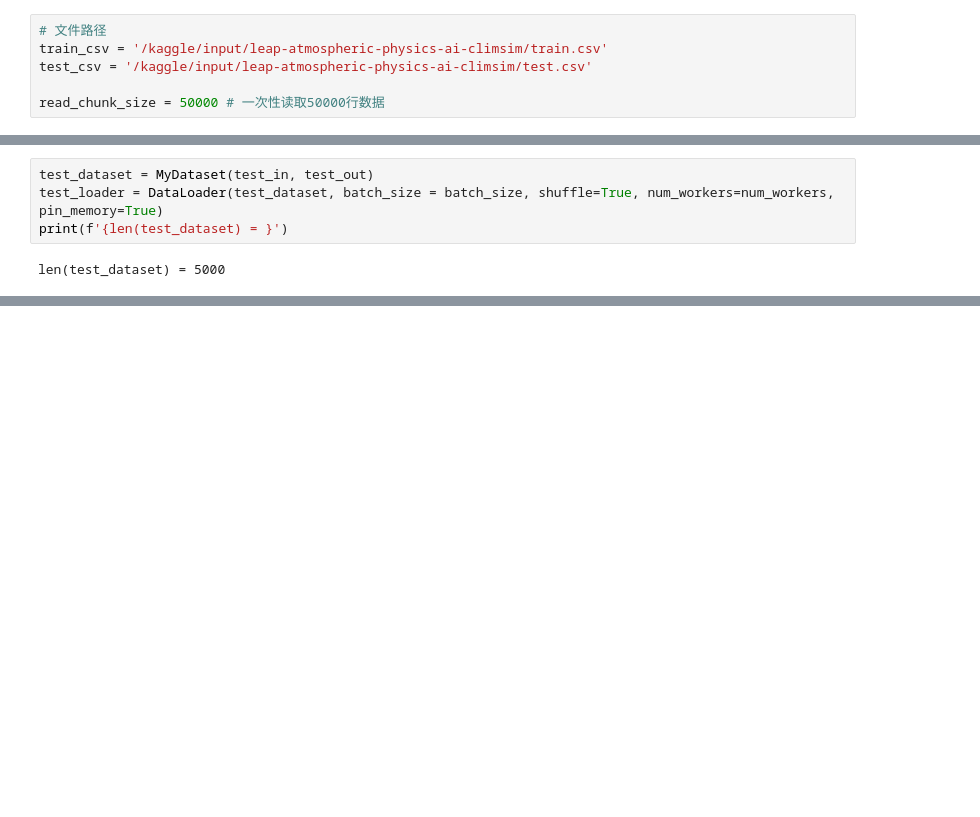
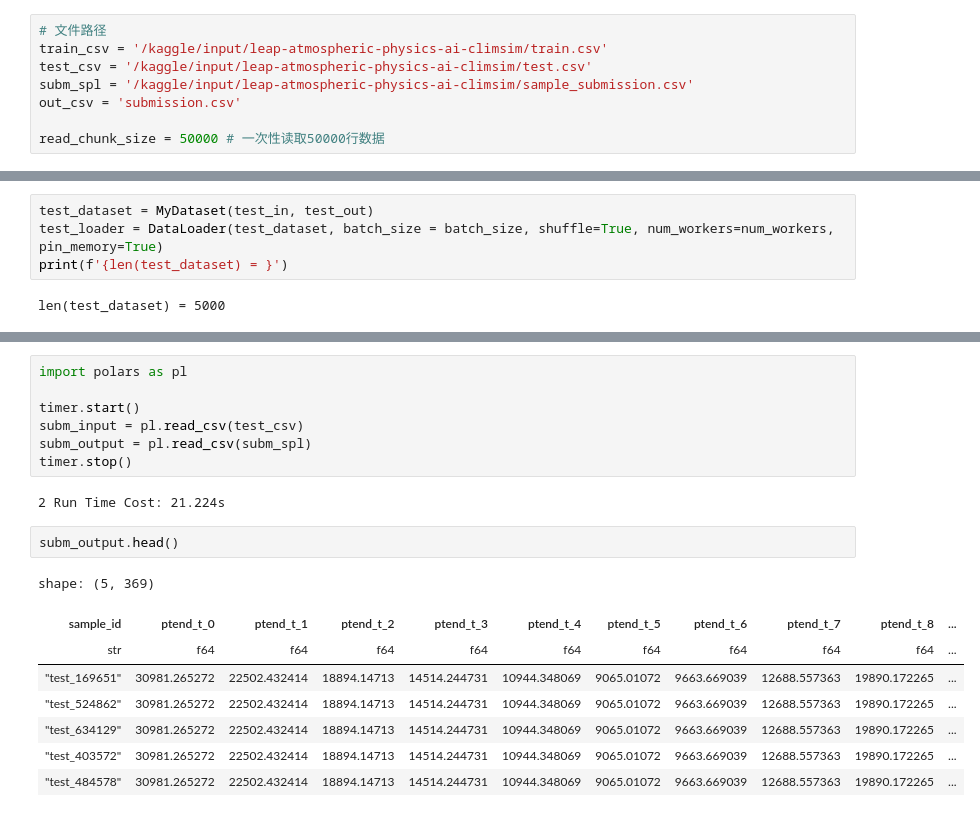
Before and after one commit to neoluxis/MyKaggle, a Jupyter notebook: LEAP - Atmospheric Physics using AI.ipynb, the cells around one changed output, grey strips where cells are left out. Saved outputs shown, nothing was run; the diff lists cells and outputs as text; blank space fills up the shorter version.

Commit message:
Added a timer to compute time | Kaggle Notebook | LEAP - Atmospheric Physics using AI | Version 2

```diff
--- a/LEAP - Atmospheric Physics using AI.ipynb
+++ b/LEAP - Atmospheric Physics using AI.ipynb
@@ -32,6 +79,8 @@ for dirname, _, filenames in os.walk('/kaggle/input'):
 # 文件路径
 train_csv = '/kaggle/input/leap-atmospheric-physics-ai-climsim/train.csv'
 test_csv = '/kaggle/input/leap-atmospheric-physics-ai-climsim/test.csv'
+subm_spl = '/kaggle/input/leap-atmospheric-physics-ai-climsim/sample_submission.csv'
+out_csv = 'submission.csv'
 
 read_chunk_size = 50000 # 一次性读取50000行数据
 # %% [markdown]
@@ -636,0 +658,20 @@ Test Loss: 38.523 | Test Accu: 0.972
+# %%
+import polars as pl
+
+timer.start()
+subm_input = pl.read_csv(test_csv)
+subm_output = pl.read_csv(subm_spl)
+timer.stop()
+# %% [output]
+2 Run Time Cost: 21.224s
+# %%
+subm_output.head()
+# %% [output]
+shape: (5, 369)
+| sample_id | ptend_t_0 | ptend_t_1 | ptend_t_2 | ptend_t_3 | ptend_t_4 | ptend_t_5 | ptend_t_6 | ptend_t_7 | ptend_t_8 | ... |
+| str | f64 | f64 | f64 | f64 | f64 | f64 | f64 | f64 | f64 | ... |
+| "test_169651" | 30981.265272 | 22502.432414 | 18894.14713 | 14514.244731 | 10944.348069 | 9065.01072 | 9663.669039 | 12688.557363 | 19890.172265 | ... |
+| "test_524862" | 30981.265272 | 22502.432414 | 18894.14713 | 14514.244731 | 10944.348069 | 9065.01072 | 9663.669039 | 12688.557363 | 19890.172265 | ... |
+| "test_634129" | 30981.265272 | 22502.432414 | 18894.14713 | 14514.244731 | 10944.348069 | 9065.01072 | 9663.669039 | 12688.557363 | 19890.172265 | ... |
+| "test_403572" | 30981.265272 | 22502.432414 | 18894.14713 | 14514.244731 | 10944.348069 | 9065.01072 | 9663.669039 | 12688.557363 | 19890.172265 | ... |
+| "test_484578" | 30981.265272 | 22502.432414 | 18894.14713 | 14514.244731 | 10944.348069 | 9065.01072 | 9663.669039 | 12688.557363 | 19890.172265 | ... |
```
Also changed, not shown: parts of 20 cells of this notebook.
